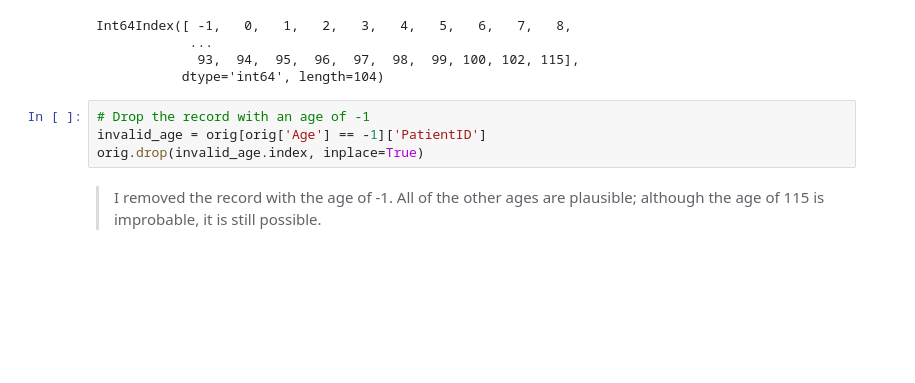
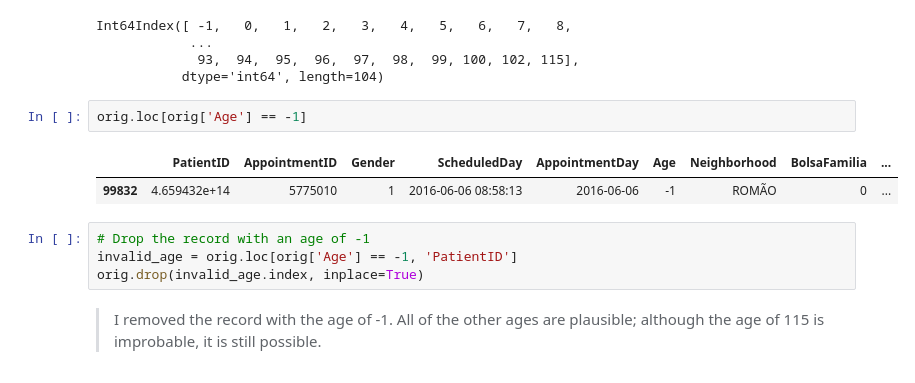
Before and after one commit to jaclynrich/appt-no-show, a Jupyter notebook: appt-no-show.ipynb, the cells around one changed output. Drawn from its saved outputs; the diff is of its cells as text; blank space fills up the shorter version.

```diff
--- a/appt-no-show.ipynb
+++ b/appt-no-show.ipynb
@@ -267,9 +267,14 @@ Int64Index([ -1,   0,   1,   2,   3,   4,   5,   6,   7,   8,
             ...
              93,  94,  95,  96,  97,  98,  99, 100, 102, 115],
            dtype='int64', length=104)
+# %%
+orig.loc[orig['Age'] == -1]
+# %% [output]
+|  | PatientID | AppointmentID | Gender | ScheduledDay | AppointmentDay | Age | Neighborhood | BolsaFamilia | ... |
+| 99832 | 4.659432e+14 | 5775010 | 1 | 2016-06-06 08:58:13 | 2016-06-06 | -1 | ROMÃO | 0 | ... |
 # %%
 # Drop the record with an age of -1
-invalid_age = orig[orig['Age'] == -1]['PatientID']
+invalid_age = orig.loc[orig['Age'] == -1, 'PatientID']
 orig.drop(invalid_age.index, inplace=True)
 # %% [markdown]
 > I removed the record with the age of -1.  All of the other ages are plausible; although the age of 115 is improbable, it is still possible.
```
Also changed, not shown: parts of 70 cells of this notebook.
